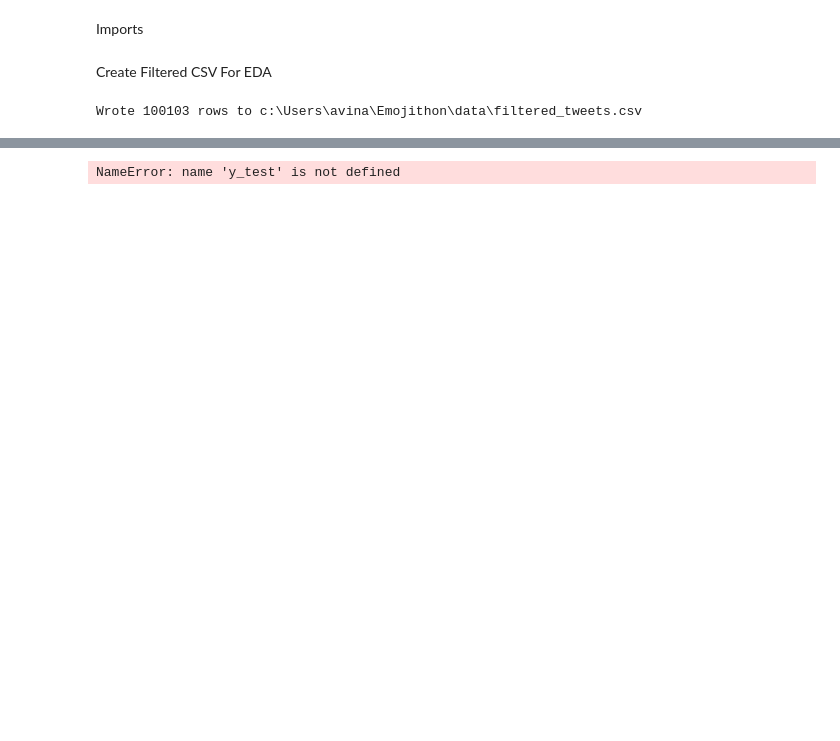
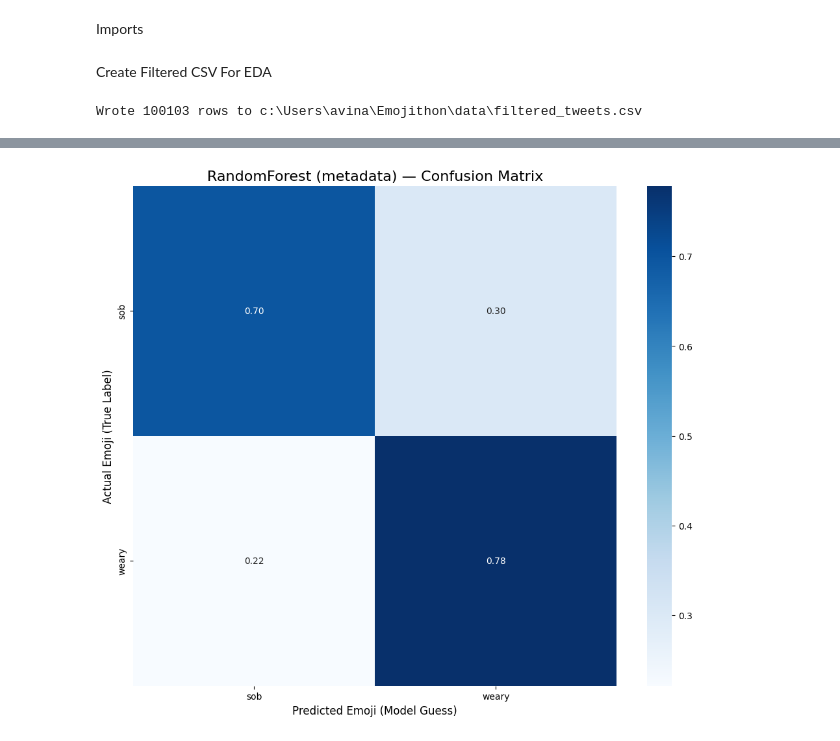
Before and after one commit to Green-Kiwie/Emojithon, a Jupyter notebook: eda.ipynb, the cells around one changed output, grey strips where cells are left out. Saved outputs shown, nothing was run; the diff lists cells and outputs as text; code cells hidden in the pictures; blank space fills up the shorter version.

```diff
--- a/eda.ipynb
+++ b/eda.ipynb
@@ -373,27 +429,27 @@ Metadata F1: 0.6108
 # %%
 from sklearn.metrics import confusion_matrix
-from xgboost import XGBClassifier
+from sklearn.ensemble import RandomForestClassifier
 
-# Metadata-only XGB predictions (same split as main XGB cell)
-_clf_cm = XGBClassifier(
-    use_label_encoder=False, eval_metric='mlogloss', random_state=42
-).fit(X_meta[idx_train], y_train)
+# Metadata-only RandomForest (same split as main modeling cell)
+_clf_cm = RandomForestClassifier(n_estimators=100, random_state=42).fit(
+    X_meta[idx_train], y_train
+)
 _preds_cm = _clf_cm.predict(X_meta[idx_test])
-cm = confusion_matrix(y_test, _preds_cm)
+cm = confusion_matrix(y_test, _preds_cm, normalize='true')
 
 plt.figure(figsize=(12, 10))
 sns.heatmap(
     cm,
     annot=True,
-    fmt='d',
+    fmt='.2f',
     cmap='Blues',
     xticklabels=le.classes_,
     yticklabels=le.classes_,
 )
-plt.title('XGB (metadata) — Confusion Matrix', fontsize=16)
+plt.title('RandomForest (metadata) — Confusion Matrix', fontsize=16)
 plt.ylabel('Actual Emoji (True Label)', fontsize=12)
 plt.xlabel('Predicted Emoji (Model Guess)', fontsize=12)
 plt.show()
 # %% [output]
-NameError: name 'y_test' is not defined
+[figure, added]
 # %%
```
Also changed, not shown: parts of 9 cells of this notebook, 4 other files.
